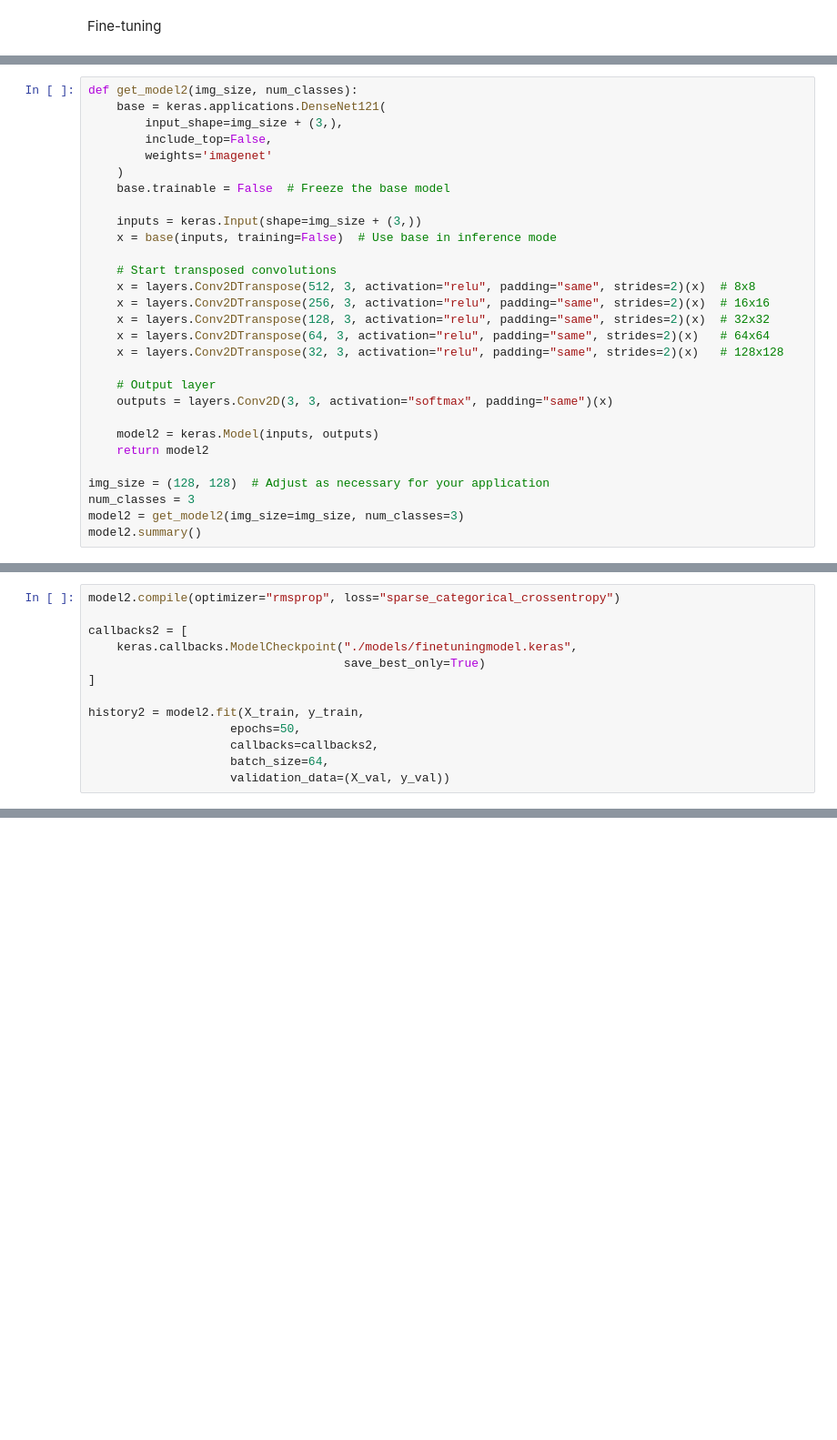
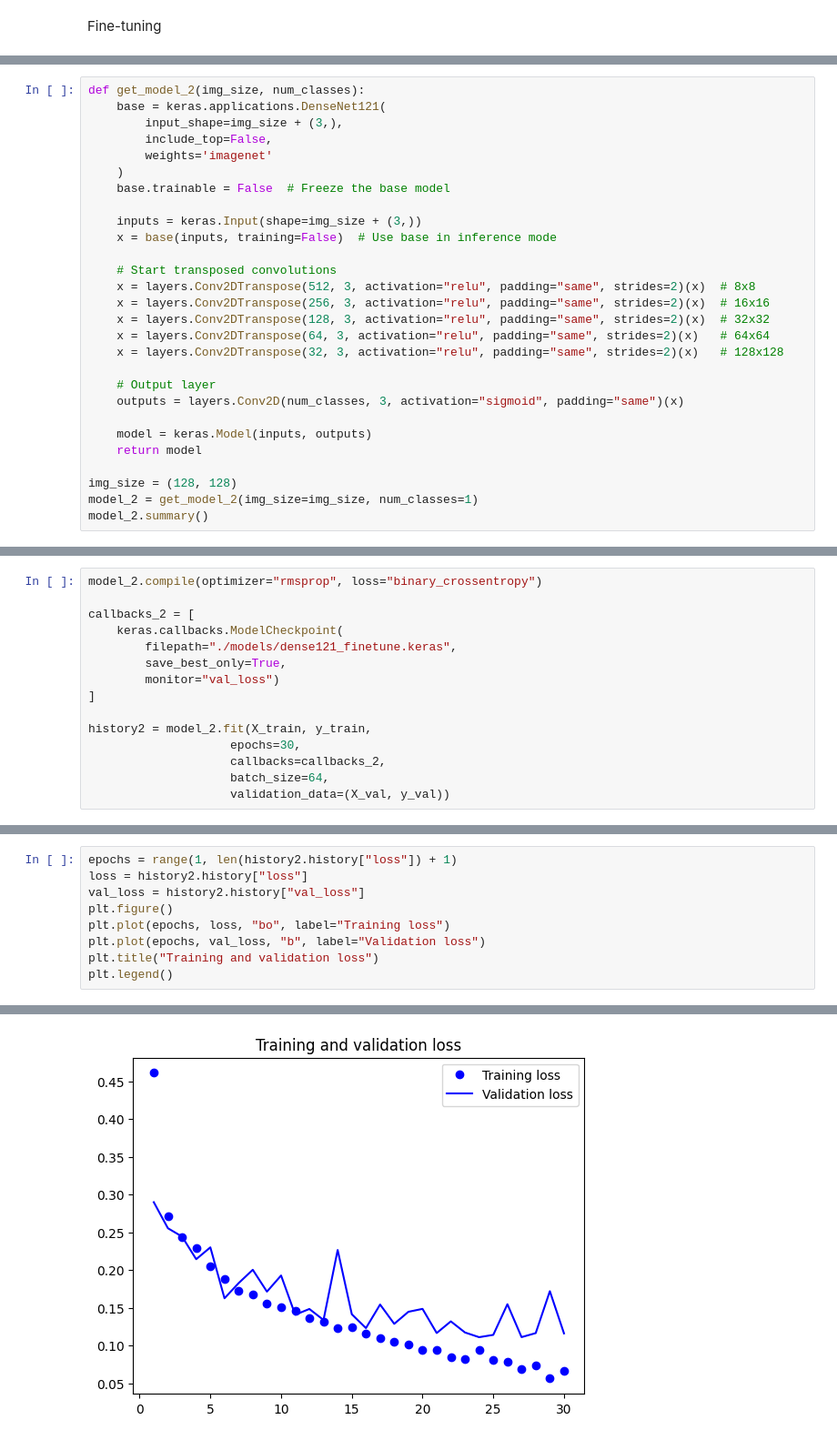
Before and after one commit to dut0817/roadsegmentation, a Jupyter notebook: roadsegmen.ipynb, the cells around one changed output, grey strips where cells are left out. Shown at 91% size. Cells and saved outputs as stored; diff of their text form; blank space fills up the shorter version.

```diff
--- a/roadsegmen.ipynb
+++ b/roadsegmen.ipynb
@@ -402,5 +425,5 @@ Fine-tuning
 # %%
-def get_model2(img_size, num_classes):
+def get_model_2(img_size, num_classes):
     base = keras.applications.DenseNet121(
         input_shape=img_size + (3,),
         include_top=False,
@@ -419,13 +442,12 @@ def get_model2(img_size, num_classes):
     x = layers.Conv2DTranspose(32, 3, activation="relu", padding="same", strides=2)(x)   # 128x128
 
     # Output layer
-    outputs = layers.Conv2D(3, 3, activation="softmax", padding="same")(x)
+    outputs = layers.Conv2D(num_classes, 3, activation="sigmoid", padding="same")(x)
 
-    model2 = keras.Model(inputs, outputs)
-    return model2
+    model = keras.Model(inputs, outputs)
+    return model
 
-img_size = (128, 128)  # Adjust as necessary for your application
-num_classes = 3
-model2 = get_model2(img_size=img_size, num_classes=3)
-model2.summary()
+img_size = (128, 128)
+model_2 = get_model_2(img_size=img_size, num_classes=1)
+model_2.summary()
 # %% [output]
@@ -447,16 +469,18 @@ Trainable params: 6,287,171
 Non-trainable params: 7,037,504
 _________________________________________________________________
 # %%
-model2.compile(optimizer="rmsprop", loss="sparse_categorical_crossentropy")
+model_2.compile(optimizer="rmsprop", loss="binary_crossentropy")
 
-callbacks2 = [
-    keras.callbacks.ModelCheckpoint("./models/finetuningmodel.keras",
-                                    save_best_only=True)
+callbacks_2 = [
+    keras.callbacks.ModelCheckpoint(
+        filepath="./models/dense121_finetune.keras",
+        save_best_only=True,
+        monitor="val_loss")
 ]
 
-history2 = model2.fit(X_train, y_train,
-                    epochs=50,
-                    callbacks=callbacks2,
+history2 = model_2.fit(X_train, y_train,
+                    epochs=30,
+                    callbacks=callbacks_2,
                     batch_size=64,
                     validation_data=(X_val, y_val))
 # %% [output]
@@ -480,0 +504,10 @@ KeyboardInterrupt:
+# %%
+epochs = range(1, len(history2.history["loss"]) + 1)
+loss = history2.history["loss"]
+val_loss = history2.history["val_loss"]
+plt.figure()
+plt.plot(epochs, loss, "bo", label="Training loss")
+plt.plot(epochs, val_loss, "b", label="Validation loss")
+plt.title("Training and validation loss")
+plt.legend()
+# %% [output]
@@ -481 +515,2 @@ KeyboardInterrupt:
+[figure, added]
 # %%
```
Also changed, not shown: parts of 18 cells of this notebook.
